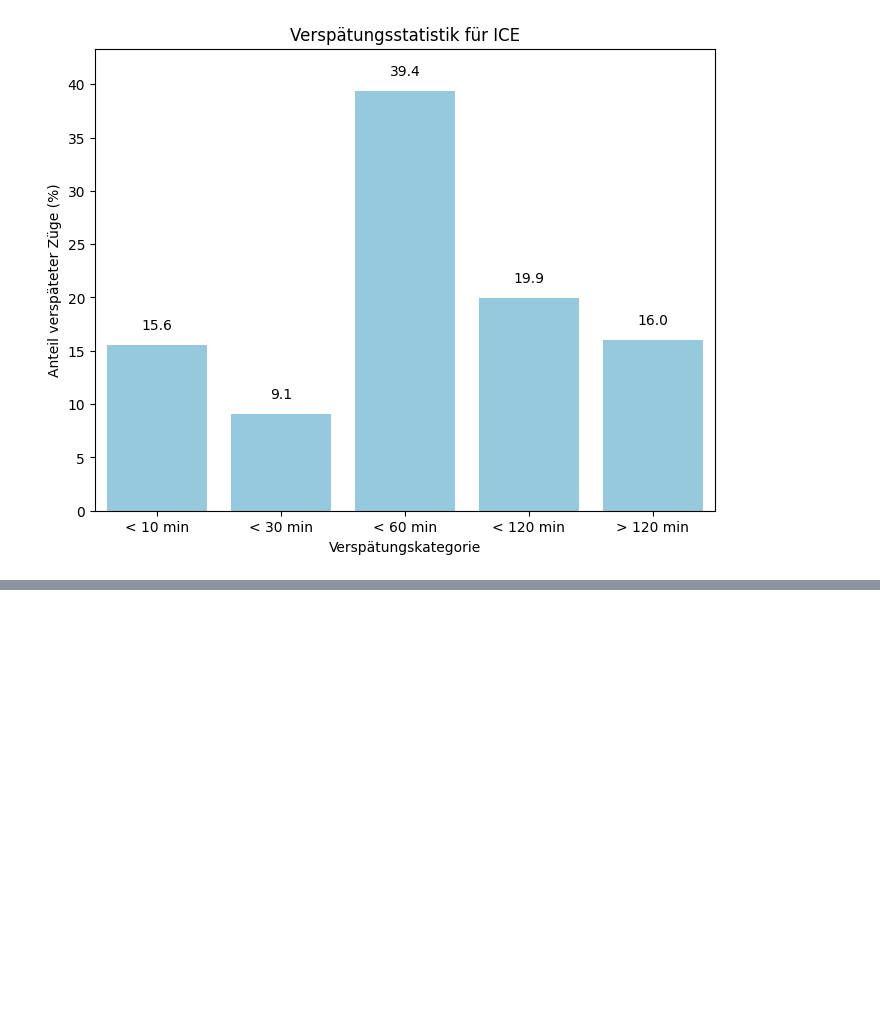
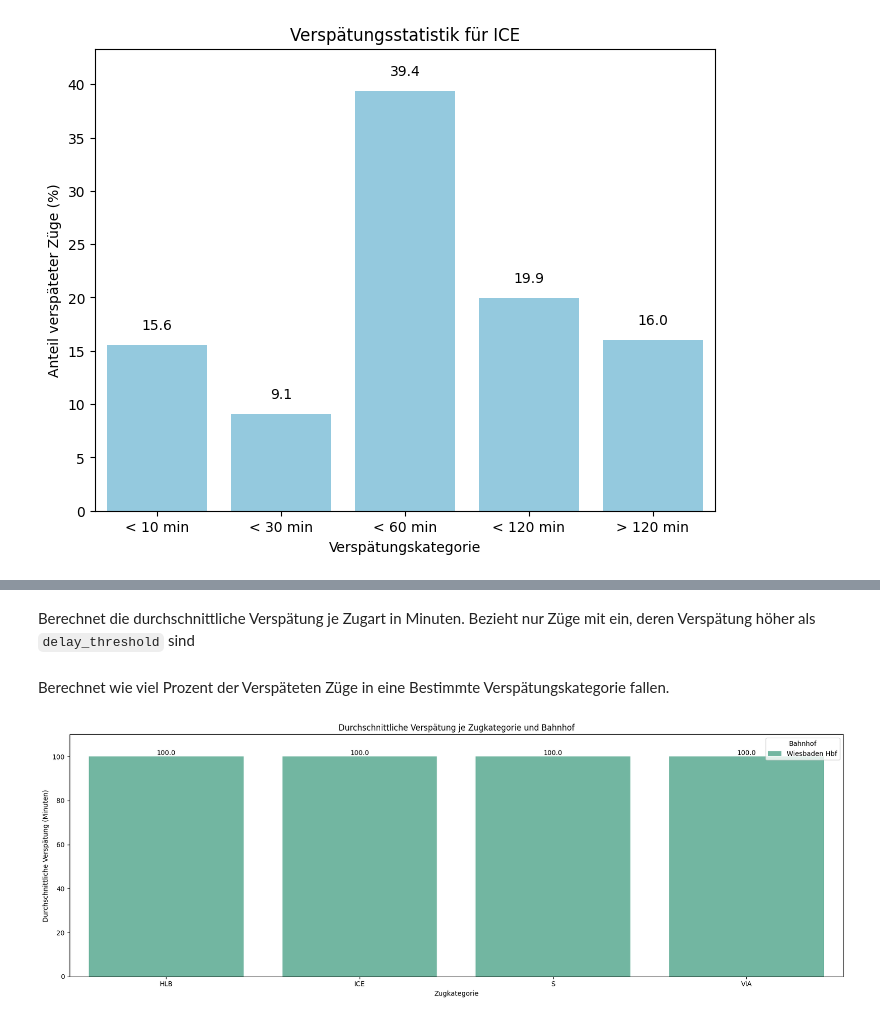
Before and after one commit to luca910/bahn-mining, a Jupyter notebook: graphics_final.ipynb, the cells around one changed output, grey strips where cells are left out. Cells and saved outputs as stored; diff of their text form; code cells hidden in the pictures; blank space fills up the shorter version.

```diff
--- a/graphics_final.ipynb
+++ b/graphics_final.ipynb
@@ -466,0 +985,2 @@ print_delay_categorie_percentage(file_path, train_type_shortcut,
+# %% [markdown]
+Berechnet die durchschnittliche Verspätung je Zugart in Minuten. Bezieht nur Züge mit ein, deren Verspätung höher als `delay_threshold` sind
@@ -466,0 +1018,2 @@ print_delay_categorie_percentage(file_path, train_type_shortcut,
+# %% [markdown]
+Berechnet wie viel Prozent der Verspäteten Züge in eine Bestimmte Verspätungskategorie fallen.
@@ -466,0 +1075,45 @@ print_delay_categorie_percentage(file_path, train_type_shortcut,
+# %%
+# 1. CSV-Daten laden
+data = load_csv_as_data_x('sql/csv/dp-superquery.csv')
+
+# 2. Daten filtern (optional)
+filtered_data = filter_data_x(
+    data=data,
+    evas="8000250",          # Bahnhof nach EVA-Nummer (Optional, None wenn nicht benötigt, z.B. 8000250 oder 8000134)
+    date=None,         # Datum im Format 'YYYY-MM-DD' (Optional, None wenn nicht benötigt)
+    week_number=None   # Kalenderwoche (Optional, None wenn nicht benötigt)
+)
+
+delay_threshold = 10
+# 3. Durchschnittliche Verspätung in Minuten nach Zugart und Bahnhof berechnen
+average_min_delay_data = calculate_average_min_delay_by_category_and_station_x(
+    data=filtered_data,
+    delay_threshold=delay_threshold  # Schwellenwert in Minuten
+)
+
+# 3. Prozentuale Verspätungen nach Zugart und Bahnhof berechnen
+percentage_delay_data = calculate_percentage_delay_by_category_and_station_x(
+    data=filtered_data,
+    delay_threshold=delay_threshold  # Schwellenwert in Minuten
+)
+
+# 3. Verspätungsstatistik für eine Zugart berechnen
+train_delay_data = calculate_delay_statistics_by_train_type_and_station_x(
+    data=filtered_data,
+    train_type="ICE"      # Zugart (optional)
+)
+
+plot_data = percentage_delay_data
+# 4. Balkendiagramm erstellen
+if plot_data is not None:
+    plot_bar_chart_by_category_and_station_x(
+    data=plot_data,
+    title='Durchschnittliche Verspätung je Zugkategorie und Bahnhof',
+    x_axis_label='Zugkategorie',
+    y_axis_label='Durchschnittliche Verspätung (Minuten)',
+    fig_size_x=17,
+    fig_size_y=6,
+    int_value=False,
+)
+# %% [output]
+[figure, added]
```
Also changed, not shown: parts of 28 cells of this notebook.
